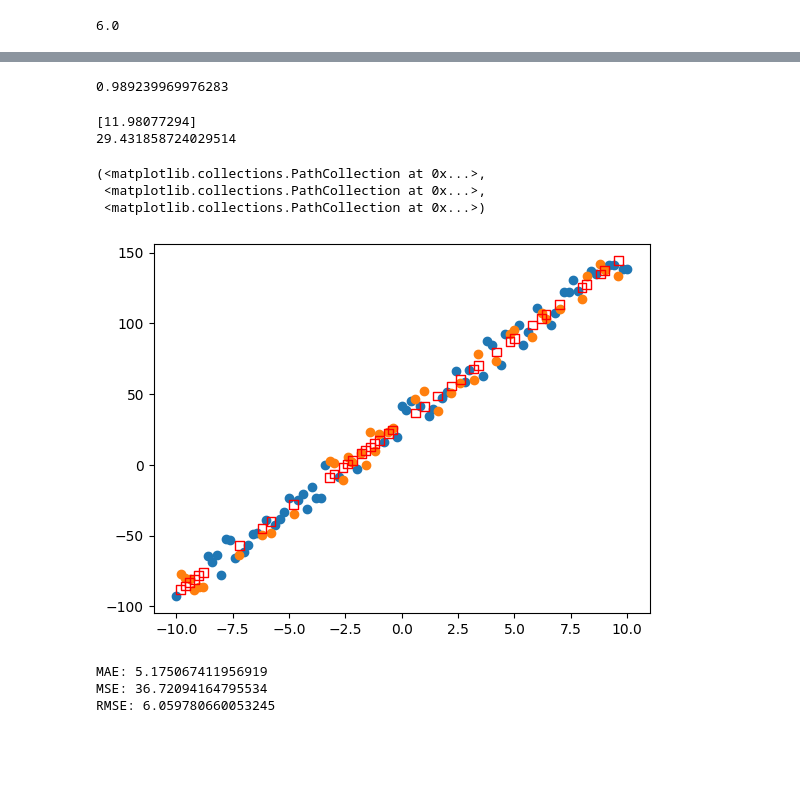
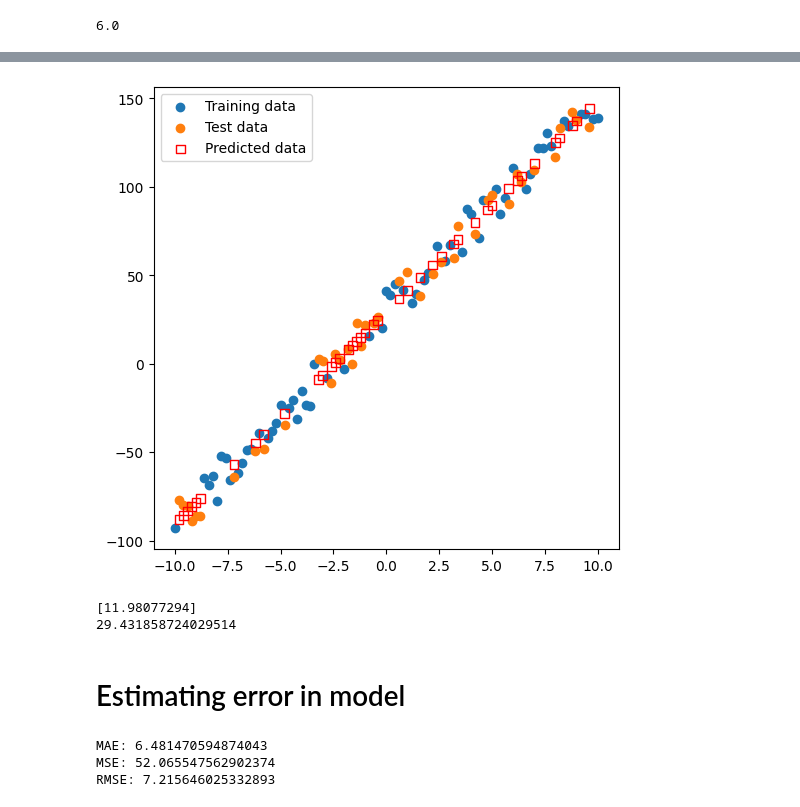
Before and after one commit to Sabyadexter/GSITI_ML, a Jupyter notebook: SingleVar_Lin_NonLin_Regression.ipynb, the cells around one changed output, grey strips where cells are left out. Cells and saved outputs as stored; diff of their text form; code cells hidden in the pictures; blank space fills up the shorter version.

```diff
--- a/SingleVar_Lin_NonLin_Regression.ipynb
+++ b/SingleVar_Lin_NonLin_Regression.ipynb
@@ -29,6 +57,6 @@ plt.scatter(X, y)
 # %%
 from sklearn.model_selection import train_test_split
-X_train, X_test, y_train, y_test = train_test_split(X, y, test_size = 0.4, random_state=10)
+X_train, X_test, y_train, y_test = train_test_split(X, y, train_size = 0.6, random_state=10)
 # %%
 print(np.shape(X_train), np.shape(y_train), np.shape(X_test), np.shape(y_test))
 # %% [output]
@@ -41,9 +75,16 @@ X_train[0][0]
 from sklearn.linear_model import LinearRegression
 model = LinearRegression()
 model.fit(X_train, y_train)
-print(model.score(X_test, y_test))
+y_pred = model.predict(X_test)
-# %% [output]
-0.989239969976283
+# %%
+fig = plt.figure(figsize=(6, 6))
+plt.scatter(X_train, y_train, label="Training data")
+plt.scatter(X_test, y_test, label="Test data")
+plt.scatter(X_test, y_pred, s=40,  marker='s', facecolors='none', edgecolors='r', label="Predicted data")
+plt.legend()
+plt.show()
+# %% [output]
+[figure, added]
 # %%
 # Get the coefficients
 print(model.coef_)
@@ -58,15 +97,9 @@ y_pred = model.predict(X_test)
-# %%
-plt.scatter(X_train, y_train), plt.scatter(X_test, y_test), plt.scatter(X_test, y_pred, s=40,  marker='s', facecolors='none', edgecolors='r'),
-# %% [output]
-(<matplotlib.collections.PathCollection at 0x...>,
- <matplotlib.collections.PathCollection at 0x...>,
- <matplotlib.collections.PathCollection at 0x...>)
-[figure, removed]
+# %% [markdown]
+# Estimating error in model
 # %%
 from sklearn.metrics import mean_absolute_error,mean_squared_error
 
 mae = mean_absolute_error(y_true=y_test,y_pred=y_pred)
-#squared True returns MSE value, False returns RMSE value.
 mse = mean_squared_error(y_true=y_test,y_pred=y_pred) #default=True
 rmse = mean_squared_error(y_true=y_test,y_pred=y_pred,squared=False)
 
@@ -74,9 +107,9 @@ print("MAE:",mae)
 print("MSE:",mse)
 print("RMSE:",rmse)
 # %% [output]
-MAE: 5.175067411956919
-MSE: 36.72094164795534
-RMSE: 6.059780660053245
+MAE: 6.481470594874043
+MSE: 52.065547562902374
+RMSE: 7.215646025332893
 # %%
 df=pd.read_csv('NonLinear_data.csv')
 df = df.drop(df.columns[[0]], axis=1)
```
Also changed, not shown: parts of 12 cells of this notebook.
